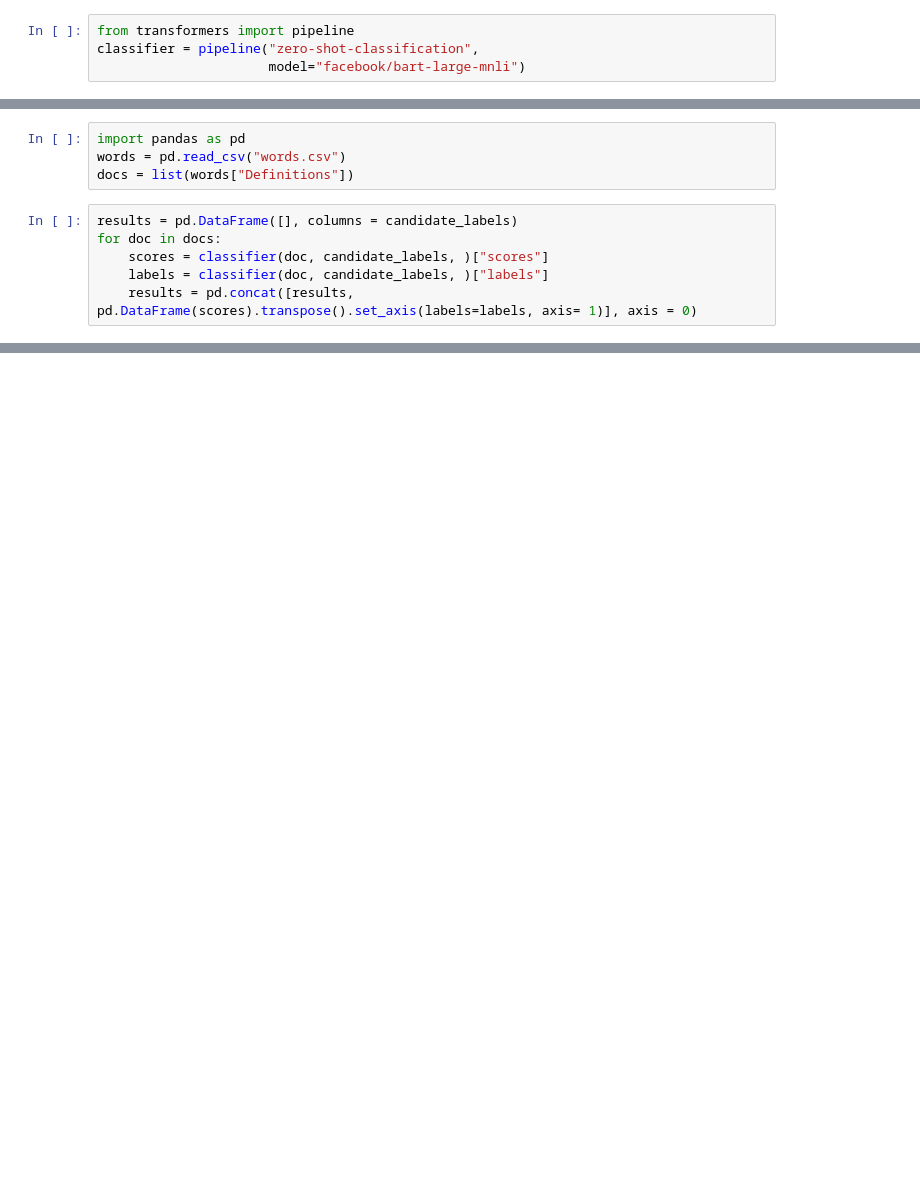
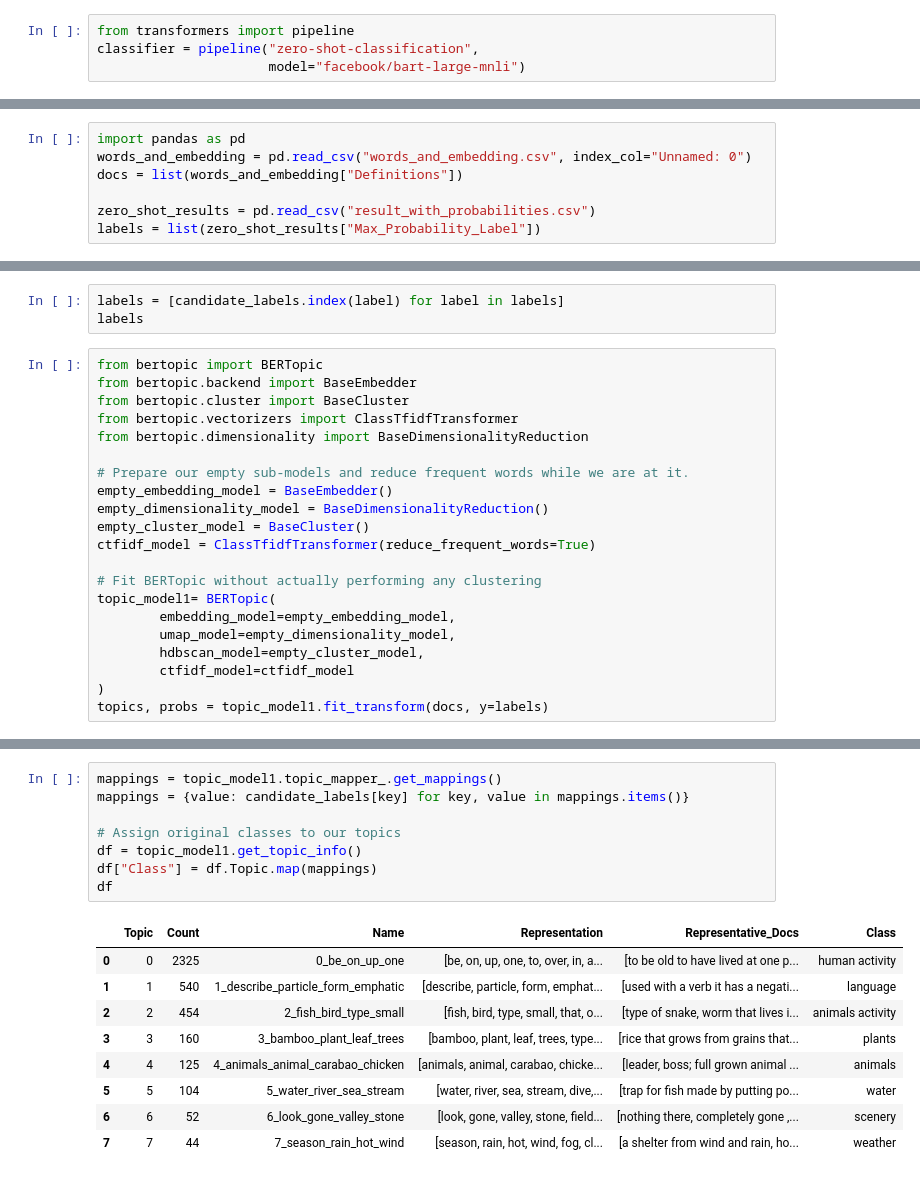
Before and after one commit to ancan203/BahnarOntologyMap, a Jupyter notebook: zero_shot_test.ipynb, the cells around one changed output, grey strips where cells are left out. Drawn from its saved outputs; the diff is of its cells as text; blank space fills up the shorter version.

Commit message:
Documentations and prepare for milestones

```diff
--- a/zero_shot_test.ipynb
+++ b/zero_shot_test.ipynb
@@ -7,10 +7,7 @@ candidate_labels = ["animals", "animals activity", "water", "scenery", "weather"
 # %%
 import pandas as pd
-words = pd.read_csv("words.csv")
-docs = list(words["Definitions"])
+words_and_embedding = pd.read_csv("words_and_embedding.csv", index_col="Unnamed: 0")
+docs = list(words_and_embedding["Definitions"])
+
+zero_shot_results = pd.read_csv("result_with_probabilities.csv")
+labels = list(zero_shot_results["Max_Probability_Label"])
-# %%
-results = pd.DataFrame([], columns = candidate_labels)
-for doc in docs:
-    scores = classifier(doc, candidate_labels, )["scores"]
-    labels = classifier(doc, candidate_labels, )["labels"]
-    results = pd.concat([results, pd.DataFrame(scores).transpose().set_axis(labels=labels, axis= 1)], axis = 0)
@@ -38,0 +14,24 @@ len(docs)
+# %%
+labels = [candidate_labels.index(label) for label in labels]
+labels
+# %%
+from bertopic import BERTopic
+from bertopic.backend import BaseEmbedder
+from bertopic.cluster import BaseCluster
+from bertopic.vectorizers import ClassTfidfTransformer
+from bertopic.dimensionality import BaseDimensionalityReduction
+
+# Prepare our empty sub-models and reduce frequent words while we are at it.
+empty_embedding_model = BaseEmbedder()
+empty_dimensionality_model = BaseDimensionalityReduction()
+empty_cluster_model = BaseCluster()
+ctfidf_model = ClassTfidfTransformer(reduce_frequent_words=True)
+
+# Fit BERTopic without actually performing any clustering
+topic_model1= BERTopic(
+        embedding_model=empty_embedding_model,
+        umap_model=empty_dimensionality_model,
+        hdbscan_model=empty_cluster_model,
+        ctfidf_model=ctfidf_model
+)
+topics, probs = topic_model1.fit_transform(docs, y=labels)
@@ -38,0 +58,18 @@ len(docs)
+# %%
+mappings = topic_model1.topic_mapper_.get_mappings()
+mappings = {value: candidate_labels[key] for key, value in mappings.items()}
+
+# Assign original classes to our topics
+df = topic_model1.get_topic_info()
+df["Class"] = df.Topic.map(mappings)
+df
+# %% [output]
+|  | Topic | Count | Name | Representation | Representative_Docs | Class |
+| 0 | 0 | 2325 | 0_be_on_up_one | [be, on, up, one, to, over, in, a... | [to be old to have lived at one p... | human activity |
+| 1 | 1 | 540 | 1_describe_particle_form_emphatic | [describe, particle, form, emphat... | [used with a verb it has a negati... | language |
+| 2 | 2 | 454 | 2_fish_bird_type_small | [fish, bird, type, small, that, o... | [type of snake, worm that lives i... | animals activity |
+| 3 | 3 | 160 | 3_bamboo_plant_leaf_trees | [bamboo, plant, leaf, trees, type... | [rice that grows from grains that... | plants |
+| 4 | 4 | 125 | 4_animals_animal_carabao_chicken | [animals, animal, carabao, chicke... | [leader, boss; full grown animal ... | animals |
+| 5 | 5 | 104 | 5_water_river_sea_stream | [water, river, sea, stream, dive,... | [trap for fish made by putting po... | water |
+| 6 | 6 | 52 | 6_look_gone_valley_stone | [look, gone, valley, stone, field... | [nothing there, completely gone ,... | scenery |
+| 7 | 7 | 44 | 7_season_rain_hot_wind | [season, rain, hot, wind, fog, cl... | [a shelter from wind and rain, ho... | weather |
```
Also changed, not shown: parts of 14 cells of this notebook, 6 other files.
